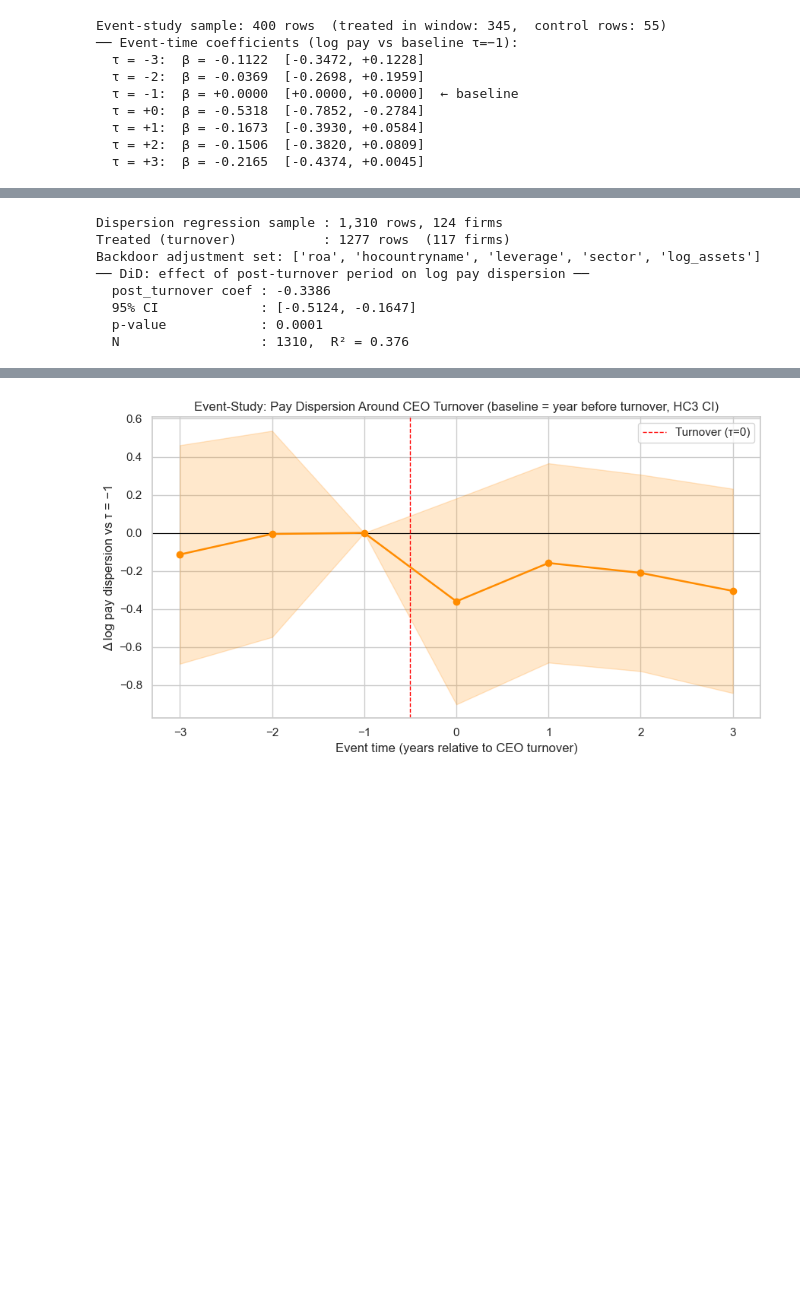
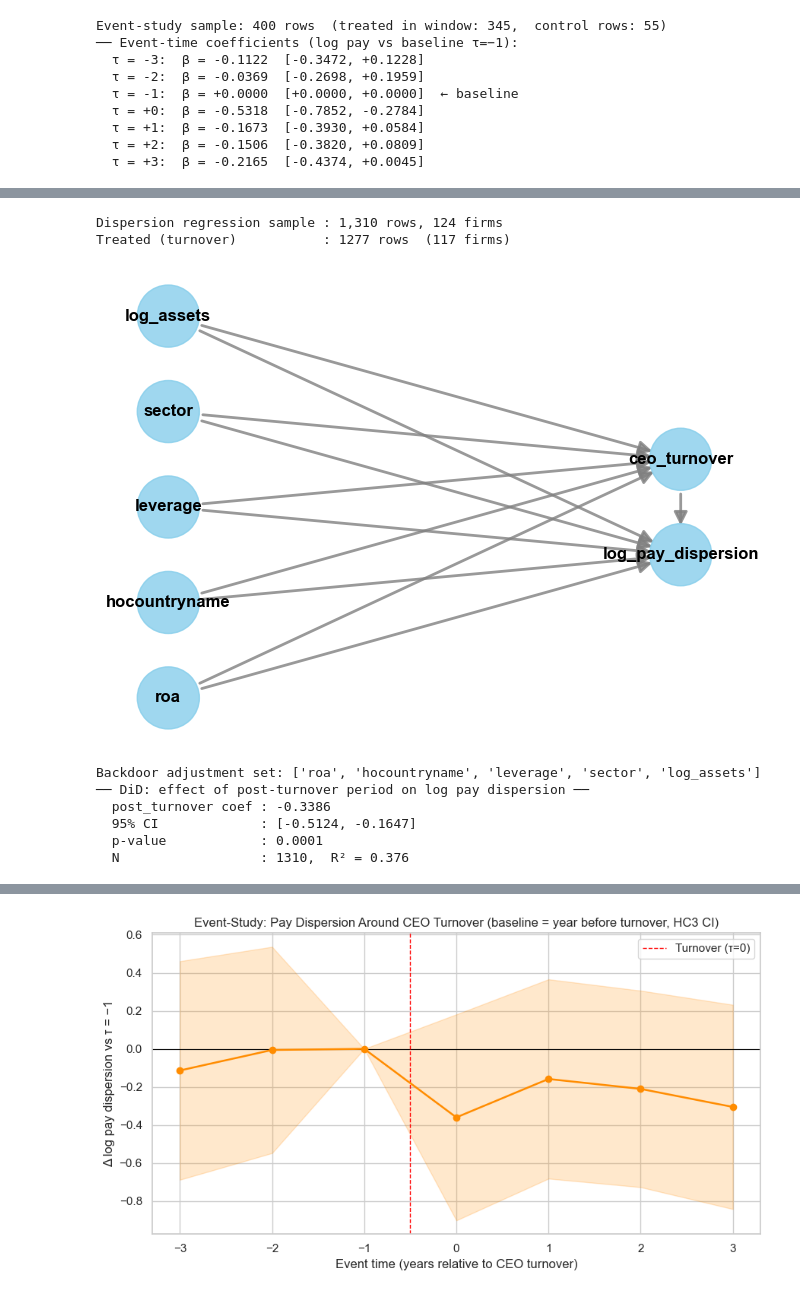
Before and after one commit to rizkyakbar-tud/DAI, a Jupyter notebook: mission/proposals_st26/mission_proposal_Akbar-Zduńczyk.ipynb, the cells around one changed output, grey strips where cells are left out. Cells and saved outputs as stored; diff of their text form; code cells hidden in the pictures; blank space fills up the shorter version.

```diff
--- a/mission/proposals_st26/mission_proposal_Akbar-Zduńczyk.ipynb
+++ b/mission/proposals_st26/mission_proposal_Akbar-Zduńczyk.ipynb
@@ -3790,5 +3790,5 @@ in the same firm-year.
 # %%
-# ── 13.1b.1  DiD regression: effect of CEO turnover on pay dispersion ────────
+# --- 10.2.1 Adjusted DiD regression: pay dispersion ---
 
 df_reg_disp = df_a[
     df_a["log_pay_dispersion"].notna() &
@@ -3814,36 +3814,39 @@ digraph {
     sector        -> ceo_turnover;
     sector        -> log_pay_dispersion;
 }
 """
 
 model_disp = CausalModel(
     data=df_reg_disp,
     treatment="ceo_turnover",
     outcome="log_pay_dispersion",
     graph=causal_graph_disp,
 )
+model_disp.view_model()
+
 identified_disp = model_disp.identify_effect(proceed_when_unidentifiable=True)
 print(f"Backdoor adjustment set: {identified_disp.get_backdoor_variables()}")
 
 formula_disp = (
     "log_pay_dispersion ~ treated_firm + post_turnover "
     "+ roa + log_assets + leverage "
     "+ C(year) + C(hocountryname) + C(sector)"
 )
 res_did_disp = smf.ols(formula_disp, data=df_reg_disp).fit(cov_type="HC3")
 
 print("\u2500\u2500 DiD: effect of post-turnover period on log pay dispersion \u2500\u2500")
 print(f"  post_turnover coef : {res_did_disp.params['post_turnover']:.4f}")
 print(f"  95% CI             : [{res_did_disp.conf_int().loc['post_turnover', 0]:.4f}, "
       f"{res_did_disp.conf_int().loc['post_turnover', 1]:.4f}]")
 print(f"  p-value            : {res_did_disp.pvalues['post_turnover']:.4f}")
 print(f"  N                  : {int(res_did_disp.nobs)},  R\u00b2 = {res_did_disp.rsquared:.3f}")
 # %% [output]
 Dispersion regression sample : 1,310 rows, 124 firms
 Treated (turnover)           : 1277 rows  (117 firms)
-Backdoor adjustment set: ['roa', 'hocountryname', 'leverage', 'sector', 'log_assets']
-── DiD: effect of post-turnover period on log pay dispersion ──
-  post_turnover coef : -0.3386
-  95% CI             : [-0.5124, -0.1647]
-  p-value            : 0.0001
-  N                  : 1310,  R² = 0.376
+[figure, added]
+Backdoor adjustment set: ['roa', 'hocountryname', 'leverage', 'sector', 'log_assets']
+── DiD: effect of post-turnover period on log pay dispersion ──
+  post_turnover coef : -0.3386
+  95% CI             : [-0.5124, -0.1647]
+  p-value            : 0.0001
+  N                  : 1310,  R² = 0.376
```
Also changed, not shown: parts of 71 cells of this notebook.
